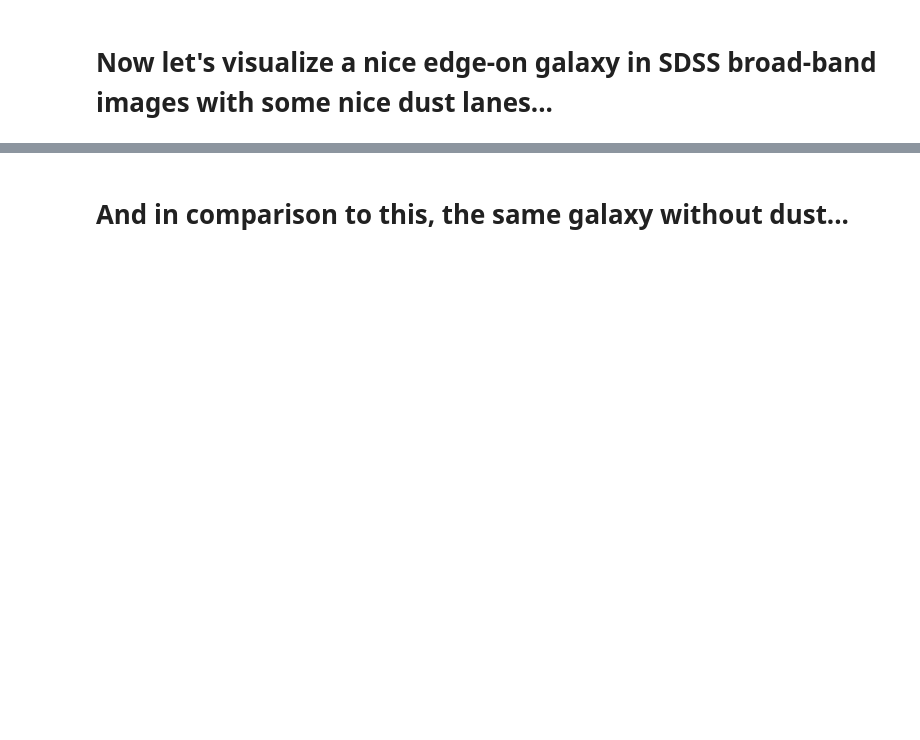
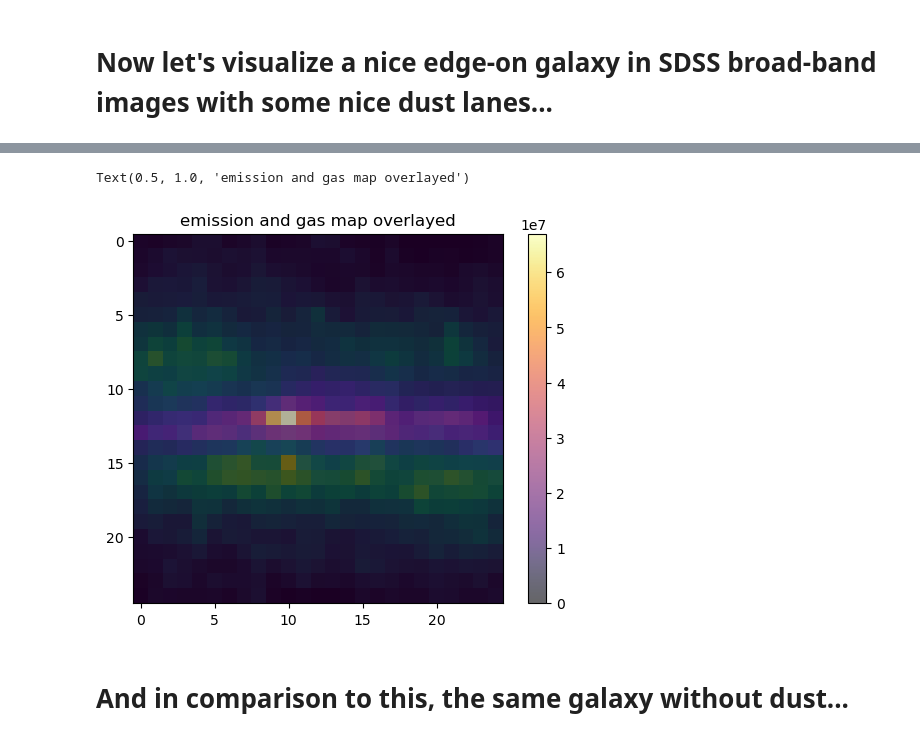
Before and after one commit to ufuk-cakir/rubix, a Jupyter notebook: notebooks/dust_extinction.ipynb, the cells around one changed output, grey strips where cells are left out. Cells and saved outputs as stored; diff of their text form; code cells hidden in the pictures; blank space fills up the shorter version.

```diff
--- a/notebooks/dust_extinction.ipynb
+++ b/notebooks/dust_extinction.ipynb
@@ -401,3 +418,12 @@ for i,name in zip(images, filters):
+# %%
+plt.figure()
+plt.imshow(i)
+plt.imshow(gas_map[0].T, cmap='inferno', alpha=0.6)
+plt.colorbar()
+plt.title("emission and gas map overlayed")
+# %% [output]
+Text(0.5, 1.0, 'emission and gas map overlayed')
+[figure, added]
 # %% [markdown]
 # And in comparison to this, the same galaxy without dust...
 # %%
```
Also changed, not shown: parts of 11 cells of this notebook, 3 other files.
